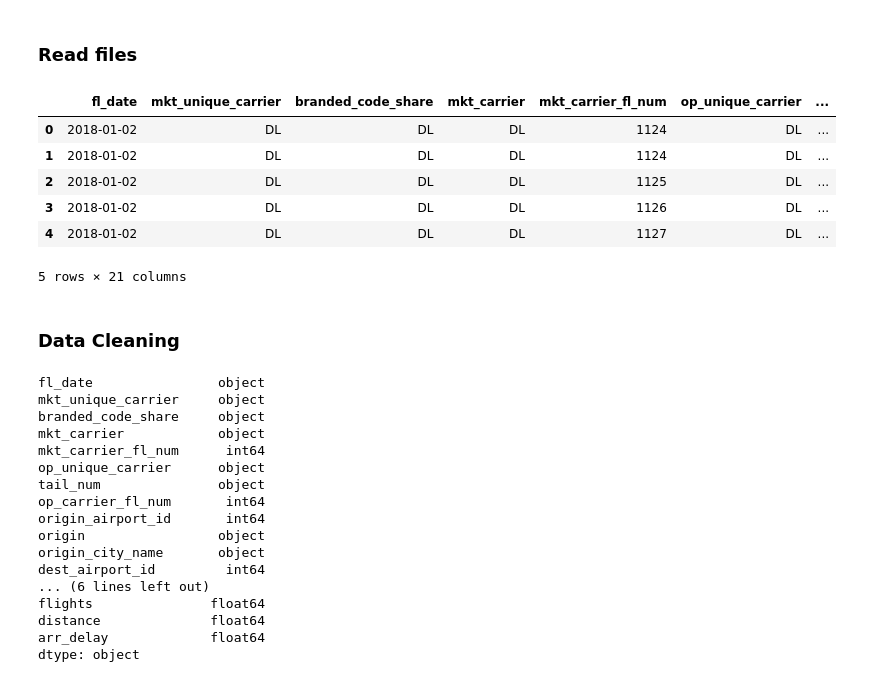
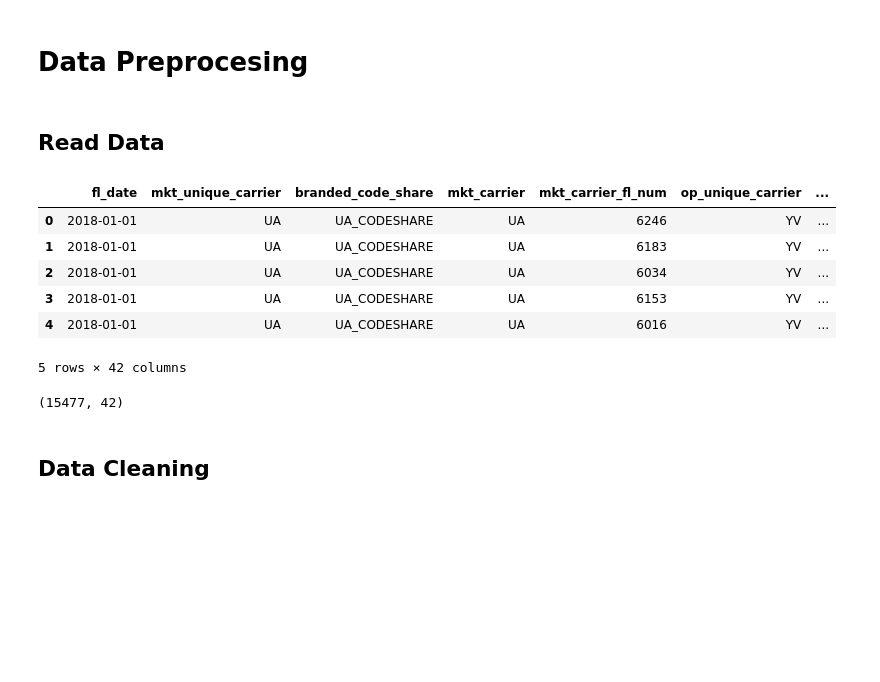
Before and after one commit to DDDDDDaisyS/LHL_Midterm_Project_Flights_Delay_Prediction, a Jupyter notebook: experiments/data_cleaning_and_feature_engineering.ipynb, the cells around one changed output. Saved outputs shown, nothing was run; the diff lists cells and outputs as text; code cells hidden in the pictures; blank space fills up the shorter version.

```diff
--- a/experiments/data_cleaning_and_feature_engineering.ipynb
+++ b/experiments/data_cleaning_and_feature_engineering.ipynb
@@ -1,3 +1,5 @@
+# %% [markdown]
+# Data Preprocesing
 # %%
 # import libraries
 import numpy as np
@@ -26,41 +8,25 @@ def missing_describe(data):
 # %% [markdown]
-### Read files
+## Read Data
 # %%
 # read csv files
 # extract feature names available in test file when predicting
 test_features = pd.read_csv('data/flights_test_raw.csv', nrows=0, index_col=0).columns.to_list()
-test_features.append('arr_delay')
+# test_features.append('arr_delay')
 # read raw data
-df = pd.read_csv('data/flights_raw_8900.csv', sep=',', index_col=0)
-df = df[test_features]
+df = pd.read_csv('data/flights_raw_15k.csv', sep=',', index_col=0)
+# df = df[test_features]
 df.head()
 # %% [output]
 |  | fl_date | mkt_unique_carrier | branded_code_share | mkt_carrier | mkt_carrier_fl_num | op_unique_carrier | ... |
-| 0 | 2018-01-02 | DL | DL | DL | 1124 | DL | ... |
-| 1 | 2018-01-02 | DL | DL | DL | 1124 | DL | ... |
-| 2 | 2018-01-02 | DL | DL | DL | 1125 | DL | ... |
-| 3 | 2018-01-02 | DL | DL | DL | 1126 | DL | ... |
-| 4 | 2018-01-02 | DL | DL | DL | 1127 | DL | ... |
+| 0 | 2018-01-01 | UA | UA_CODESHARE | UA | 6246 | YV | ... |
+| 1 | 2018-01-01 | UA | UA_CODESHARE | UA | 6183 | YV | ... |
+| 2 | 2018-01-01 | UA | UA_CODESHARE | UA | 6034 | YV | ... |
+| 3 | 2018-01-01 | UA | UA_CODESHARE | UA | 6153 | YV | ... |
+| 4 | 2018-01-01 | UA | UA_CODESHARE | UA | 6016 | YV | ... |
-5 rows × 21 columns
+5 rows × 42 columns
+# %%
+df.shape
+# %% [output]
+(15477, 42)
 # %% [markdown]
-### Data Cleaning
+## Data Cleaning
-# %%
-df.dtypes
-# %% [output]
-fl_date                object
-mkt_unique_carrier     object
-branded_code_share     object
-mkt_carrier            object
-mkt_carrier_fl_num      int64
-op_unique_carrier      object
-tail_num               object
-op_carrier_fl_num       int64
-origin_airport_id       int64
-origin                 object
-origin_city_name       object
-dest_airport_id         int64
-... (6 lines left out)
-flights               float64
-distance              float64
-arr_delay             float64
-dtype: object
```
Also changed, not shown: parts of 35 cells of this notebook, 1 other file.
